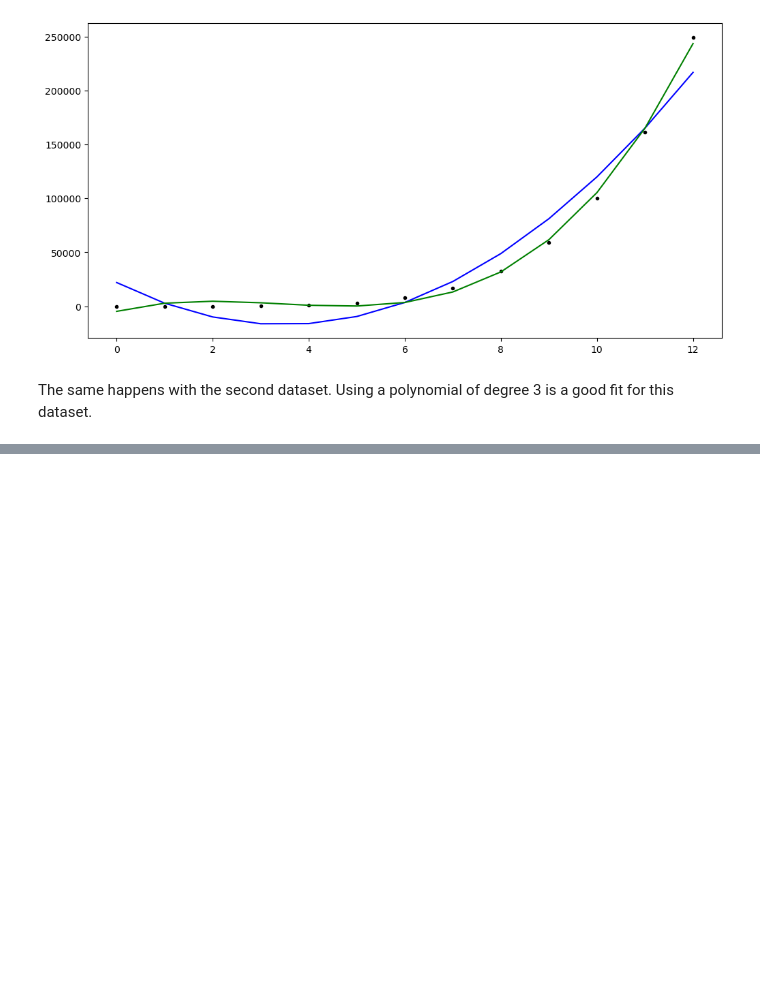
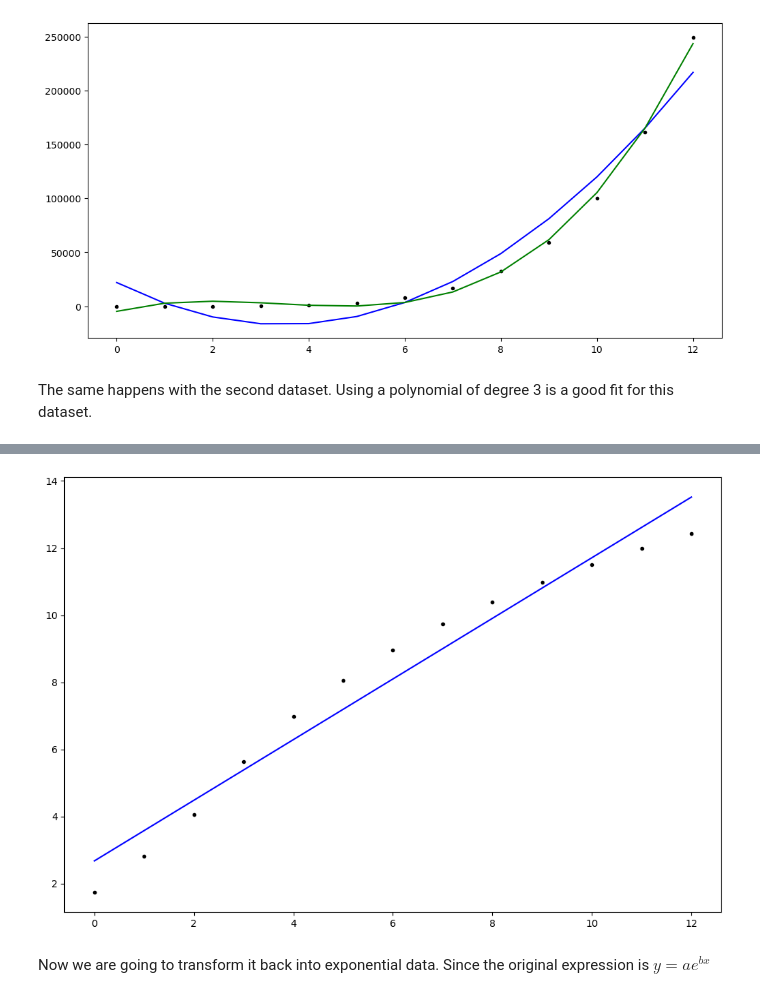
Before and after one commit to ReRiva/machine_learning_project, a Jupyter notebook: Exercises/03-parameters-exercises.ipynb, the cells around one changed output, grey strips where cells are left out. Cells and saved outputs as stored; diff of their text form; code cells hidden in the pictures; blank space fills up the shorter version.

```diff
--- a/Exercises/03-parameters-exercises.ipynb
+++ b/Exercises/03-parameters-exercises.ipynb
@@ -133,0 +181,9 @@ The same happens with the second dataset. Using a polynomial of degree 3 is a go
+# %%
+# Plotting the Polyfit params
+fig, ax = plt.subplots(figsize=(12, 8))
+ax.plot(x, np.log(y), 'k.')
+ax.plot(x, params1[0] * x + params1[1], 'b-');
+# %% [output]
+[figure, added]
+# %% [markdown]
+Now we are going to transform it back into exponential data. Since the original expression is $ y = ae^{bx} $
```
Also changed, not shown: parts of 8 cells of this notebook.
